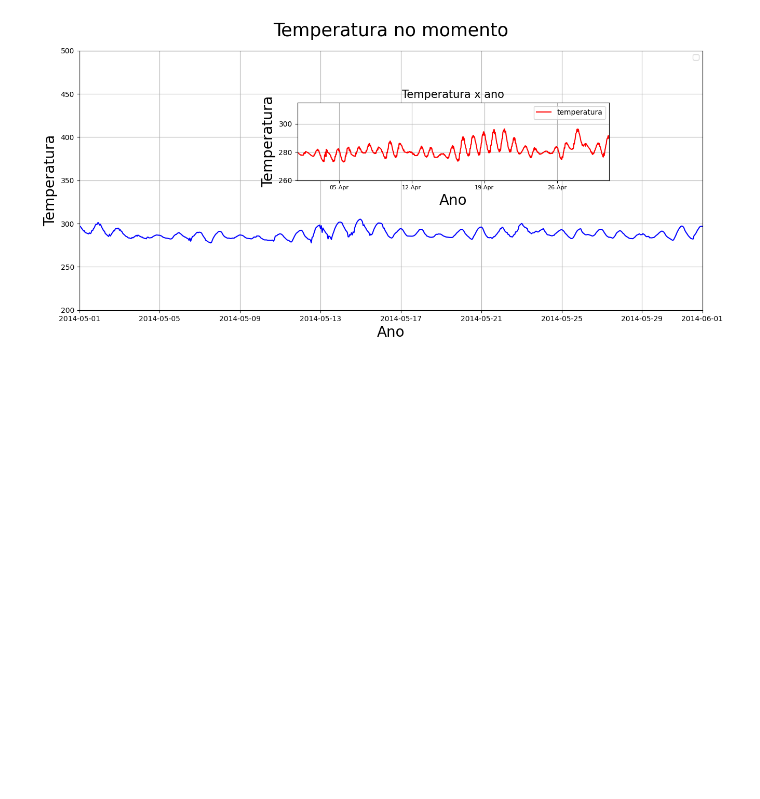
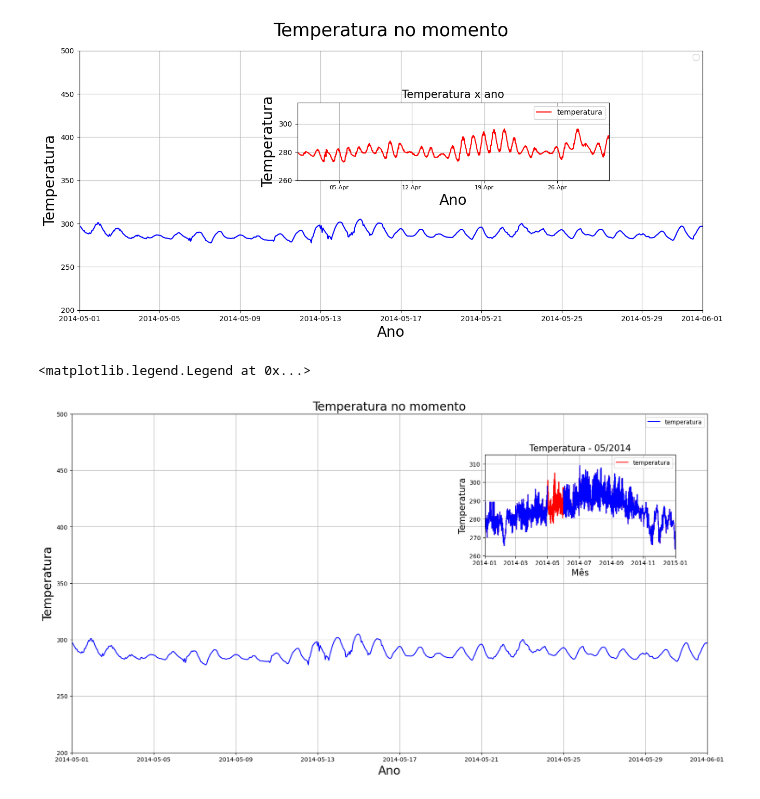
Before and after one commit to danielvieira95/Inteligencia_Artificial_2025, a Jupyter notebook: Turma-B/aula05/codigo.ipynb, the cells around one changed output. Cells and saved outputs as stored; diff of their text form; code cells hidden in the pictures; blank space fills up the shorter version.

Commit message:
aula 05
Data Visualization selecionando um período do grafico

```diff
--- a/Turma-B/aula05/codigo.ipynb
+++ b/Turma-B/aula05/codigo.ipynb
@@ -86,3 +86,33 @@ eixo2.legend(['temperatura'],loc='best',fontsize=10) # ativa a legenda do gráfi
 # %% [output]
 <matplotlib.legend.Legend at 0x...>
 [figure]
+# %%
+fig =plt.figure(figsize=(15,8)) # cria o tamanho da figura
+plt.rcParams['font.size']='10' # fonte da figura
+eixo = fig.add_axes([0,0,1,1]) # cria o eixo 1
+eixo.set_ylim(200,500) # define limite do eixo y
+eixo2 = fig.add_axes([0.65,0.58,0.3,0.3]) # cria o eixo 2
+eixo.plot(df['data'],df['temperatura'],color='b')
+eixo.grid(True)
+# definindo o periodo do grafico
+eixo.set_xlim(datetime.datetime(2014,5,1),datetime.datetime(2014,6,1))
+eixo.set_title('Temperatura no momento',fontsize=20)
+eixo.set_ylabel('Temperatura',fontsize=20)
+eixo.set_xlabel('Ano',fontsize=20)
+eixo.legend(['temperatura'],loc='best')
+azul_esquerda=df['data']<datetime.datetime(2014,5,1) # armazena o periodo
+azul_direita = df['data']>datetime.datetime(2014,6,1)
+
+#eixo 2
+eixo2.set_xlim(datetime.datetime(2014,1,1),datetime.datetime(2015,1,1))
+eixo2.plot(df['data'],df['temperatura'],color='r')
+eixo2.plot(df[azul_esquerda]['data'],df[azul_esquerda]['temperatura'],color='b')
+eixo2.plot(df[azul_direita]['data'],df[azul_direita]['temperatura'],color='b')
+eixo2.grid(True)
+eixo2.set_title('Temperatura - 05/2014',fontsize=15)
+eixo2.set_ylabel('Temperatura',fontsize=15)
+eixo2.set_xlabel('Mês',fontsize=15)
+eixo2.legend(['temperatura'],loc='best',fontsize=10)
+# %% [output]
+<matplotlib.legend.Legend at 0x...>
+[figure, added]
```
